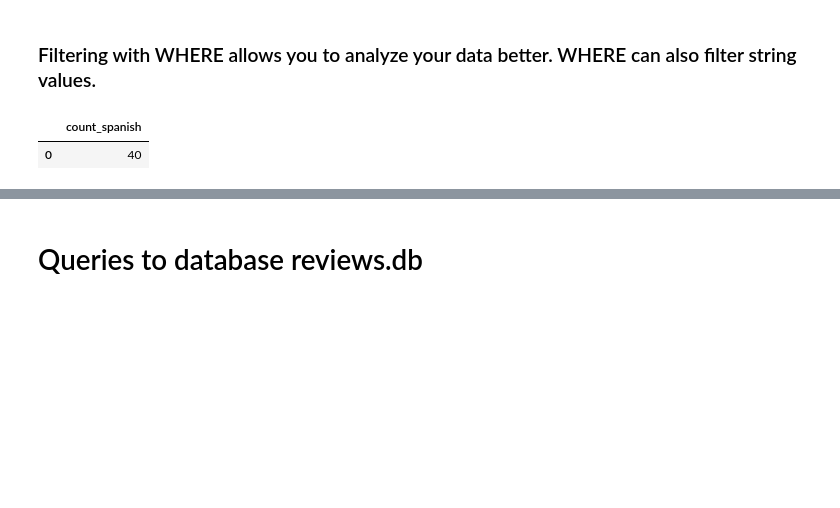
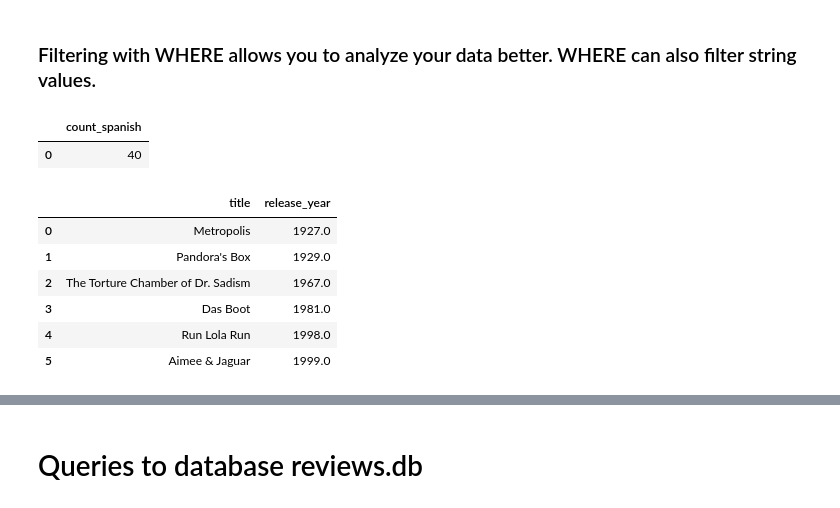
Before and after one commit to Cooleekova/data_engineering, a Jupyter notebook: SQL/SQL_basics.ipynb, the cells around one changed output, grey strips where cells are left out. Drawn from its saved outputs; the diff is of its cells as text; code cells hidden in the pictures; blank space fills up the shorter version.

```diff
--- a/SQL/SQL_basics.ipynb
+++ b/SQL/SQL_basics.ipynb
@@ -125,3 +125,19 @@ pd.read_sql("""SELECT COUNT(*) AS count_spanish
 # %% [output]
 |  | count_spanish |
 | 0 | 40 |
+# %%
+# Select the title and release_year for all German-language films released before 2000
+
+pd.read_sql("""SELECT title, release_year
+               FROM films
+               WHERE language = 'German'
+                   AND release_year < 2000;""",
+            con)
+# %% [output]
+|  | title | release_year |
+| 0 | Metropolis | 1927.0 |
+| 1 | Pandora's Box | 1929.0 |
+| 2 | The Torture Chamber of Dr. Sadism | 1967.0 |
+| 3 | Das Boot | 1981.0 |
+| 4 | Run Lola Run | 1998.0 |
+| 5 | Aimee & Jaguar | 1999.0 |
```
Also changed, not shown: parts of 4 cells of this notebook, 2 other files.
